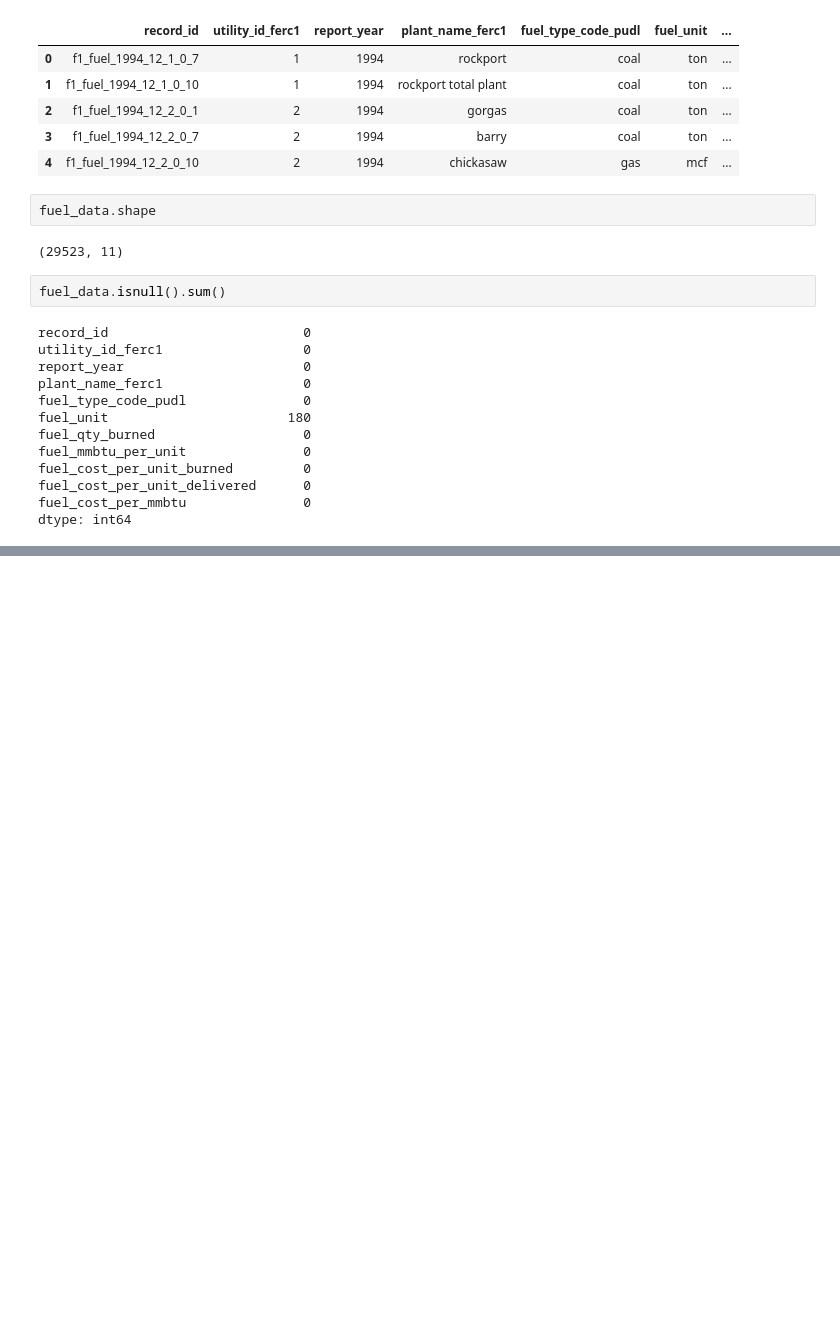
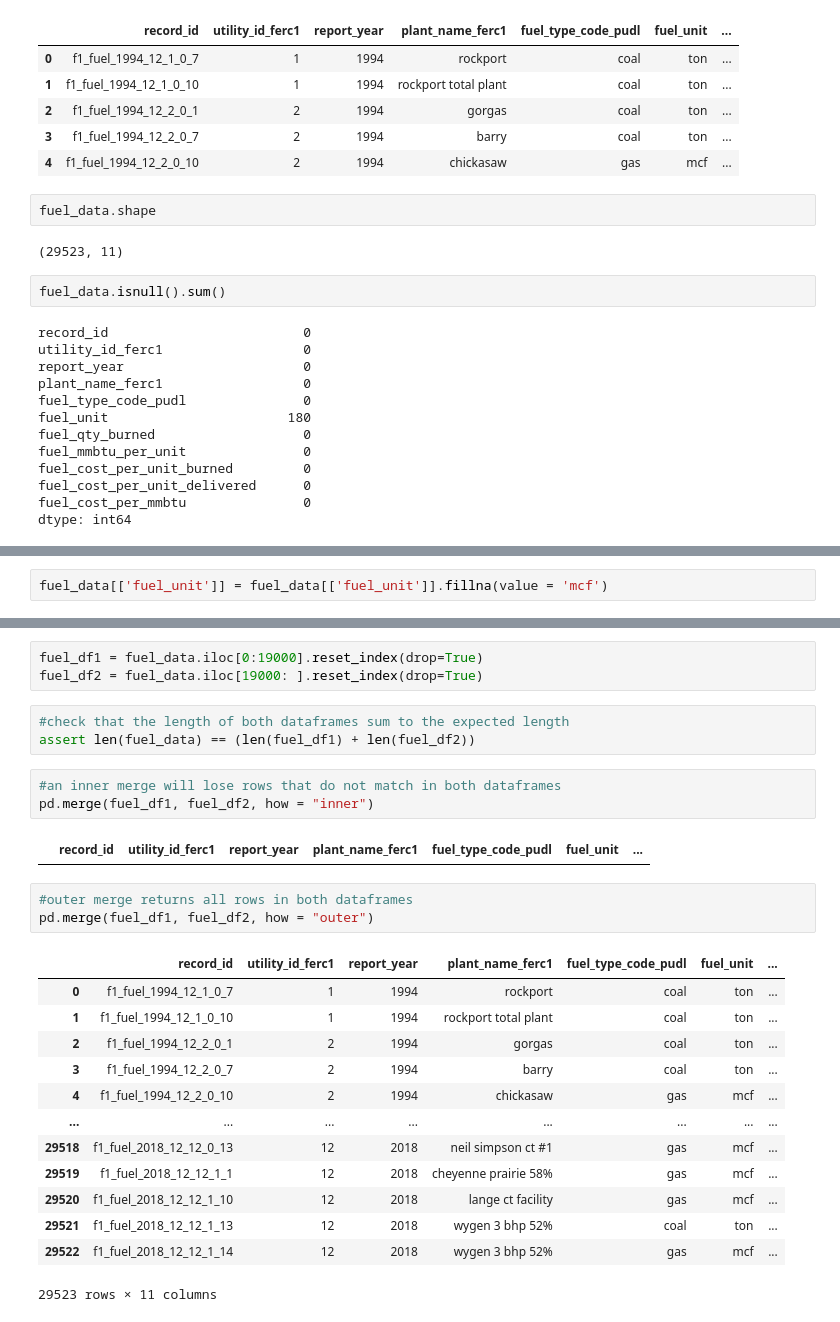
Before and after one commit to sumusa/Hamoye-Internship-Notes, a Jupyter notebook: Hamoye_Stage_A.ipynb, the cells around one changed output, grey strips where cells are left out. Saved outputs shown, nothing was run; the diff lists cells and outputs as text; blank space fills up the shorter version.

```diff
--- a/Hamoye_Stage_A.ipynb
+++ b/Hamoye_Stage_A.ipynb
@@ -370,0 +386,2 @@ dtype: int64
+# %%
+fuel_data[['fuel_unit']] = fuel_data[['fuel_unit']].fillna(value = 'mcf')
@@ -370,0 +436,28 @@ dtype: int64
+# %%
+fuel_df1 = fuel_data.iloc[0:19000].reset_index(drop=True)
+fuel_df2 = fuel_data.iloc[19000: ].reset_index(drop=True)
+# %%
+#check that the length of both dataframes sum to the expected length
+assert len(fuel_data) == (len(fuel_df1) + len(fuel_df2))
+# %%
+#an inner merge will lose rows that do not match in both dataframes
+pd.merge(fuel_df1, fuel_df2, how = "inner")
+# %% [output]
+|  | record_id | utility_id_ferc1 | report_year | plant_name_ferc1 | fuel_type_code_pudl | fuel_unit | ... |
+# %%
+#outer merge returns all rows in both dataframes
+pd.merge(fuel_df1, fuel_df2, how = "outer")
+# %% [output]
+|  | record_id | utility_id_ferc1 | report_year | plant_name_ferc1 | fuel_type_code_pudl | fuel_unit | ... |
+| 0 | f1_fuel_1994_12_1_0_7 | 1 | 1994 | rockport | coal | ton | ... |
+| 1 | f1_fuel_1994_12_1_0_10 | 1 | 1994 | rockport total plant | coal | ton | ... |
+| 2 | f1_fuel_1994_12_2_0_1 | 2 | 1994 | gorgas | coal | ton | ... |
+| 3 | f1_fuel_1994_12_2_0_7 | 2 | 1994 | barry | coal | ton | ... |
+| 4 | f1_fuel_1994_12_2_0_10 | 2 | 1994 | chickasaw | gas | mcf | ... |
+| ... | ... | ... | ... | ... | ... | ... | ... |
+| 29518 | f1_fuel_2018_12_12_0_13 | 12 | 2018 | neil simpson ct #1 | gas | mcf | ... |
+| 29519 | f1_fuel_2018_12_12_1_1 | 12 | 2018 | cheyenne prairie 58% | gas | mcf | ... |
+| 29520 | f1_fuel_2018_12_12_1_10 | 12 | 2018 | lange ct facility | gas | mcf | ... |
+| 29521 | f1_fuel_2018_12_12_1_13 | 12 | 2018 | wygen 3 bhp 52% | coal | ton | ... |
+| 29522 | f1_fuel_2018_12_12_1_14 | 12 | 2018 | wygen 3 bhp 52% | gas | mcf | ... |
+29523 rows × 11 columns
```
Also changed, not shown: parts of 12 cells of this notebook.
